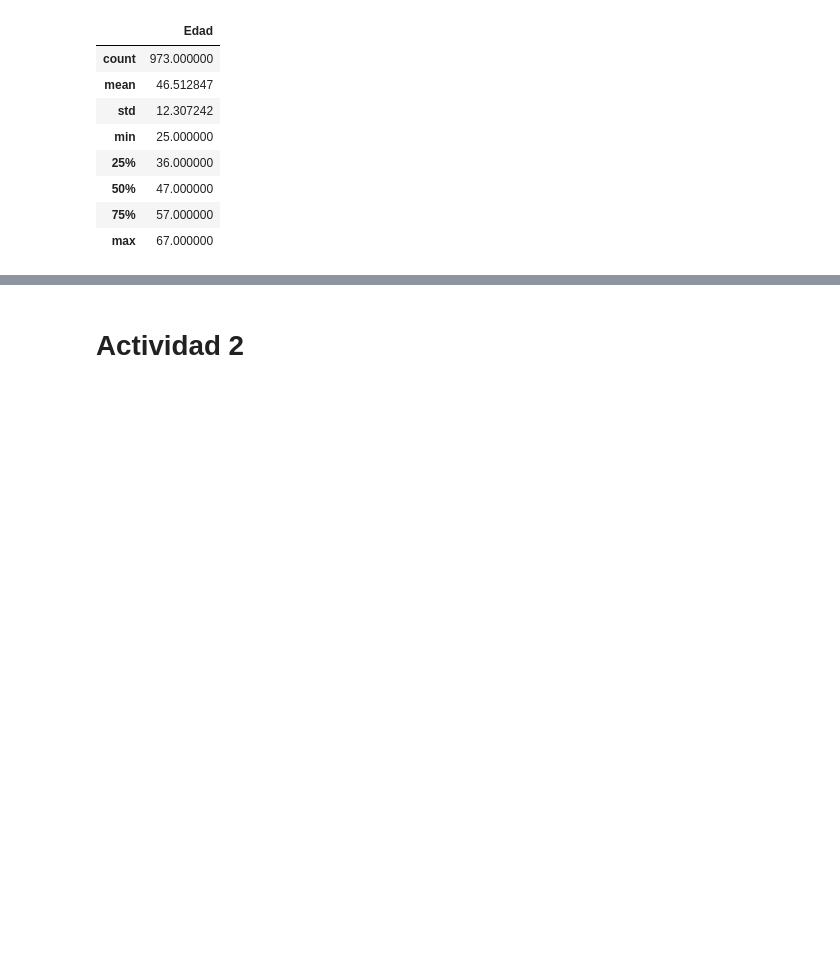
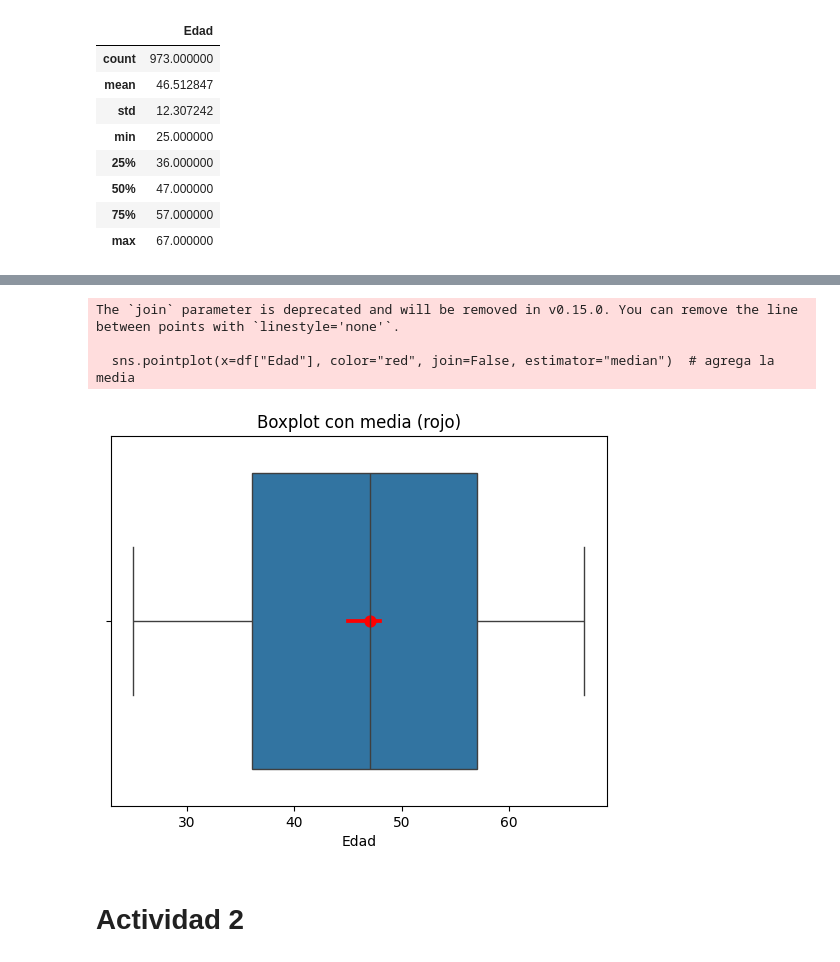
Before and after one commit to jrigottiedu/TT-2C2025-Data-Analitycs-Notebooks, a Jupyter notebook: After_class_5/After_class_5_resuelto.ipynb, the cells around one changed output, grey strips where cells are left out. Saved outputs shown, nothing was run; the diff lists cells and outputs as text; code cells hidden in the pictures; blank space fills up the shorter version.

```diff
--- a/After_class_5/After_class_5_resuelto.ipynb
+++ b/After_class_5/After_class_5_resuelto.ipynb
@@ -232,9 +228,14 @@ df.boxplot(column="Edad")
 # %%
 import seaborn as sns
 sns.boxplot(x=df["Edad"])
-sns.pointplot(x=df["Edad"], color="red", join=False, estimator="mean")  # agrega la media
+sns.pointplot(x=df["Edad"], color="red", join=False, estimator="median")  # agrega la media
 plt.title("Boxplot con media (rojo)")
 plt.show()
+# %% [output]
+The `join` parameter is deprecated and will be removed in v0.15.0. You can remove the line between points with `linestyle='none'`.
+
+  sns.pointplot(x=df["Edad"], color="red", join=False, estimator="median")  # agrega la media
+[figure, added]
 # %% [markdown]
 # Actividad 2
 # %%
```
Also changed, not shown: parts of 12 cells of this notebook.
